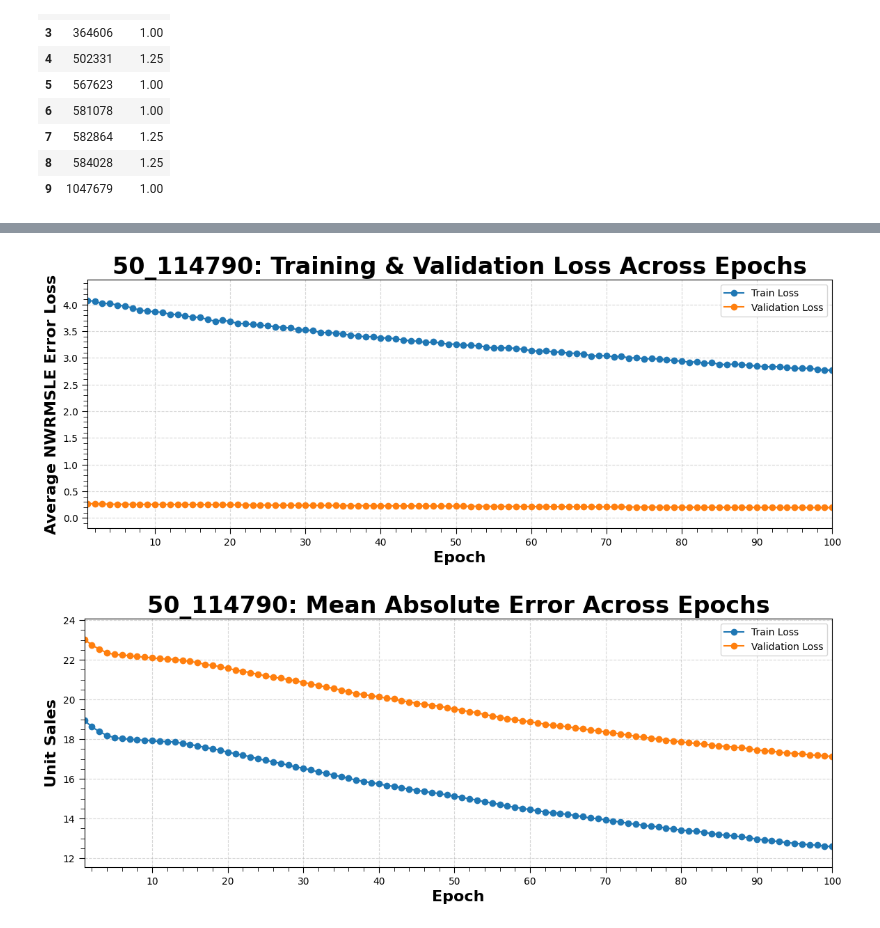
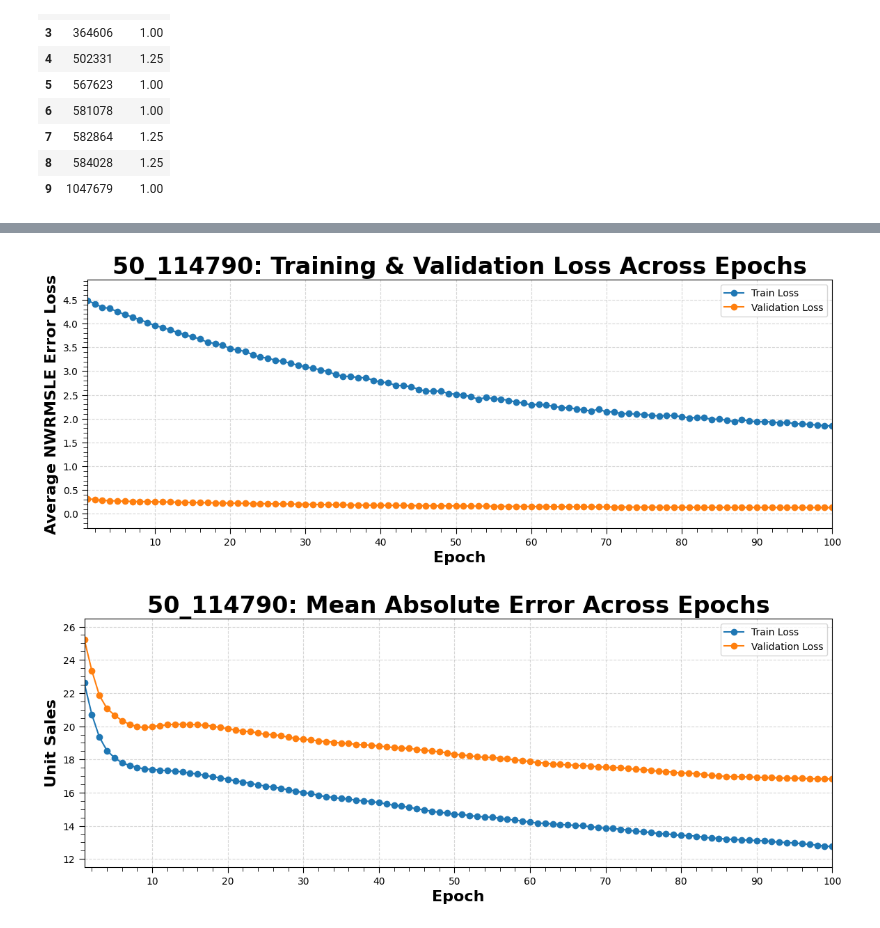
Before and after one commit to ygrepo/kaggle_favorita_grocery_sales_forecasting, a Jupyter notebook: notebook/training.ipynb, the cells around one changed output, grey strips where cells are left out. Drawn from its saved outputs; the diff is of its cells as text; code cells hidden in the pictures.

```diff
--- a/notebook/training.ipynb
+++ b/notebook/training.ipynb
@@ -24,5 +21,5 @@ today_str
 # %%
 # load
-df = pd.read_excel("../output/data/20250607_train_top_10_store_10_item_sales_cyclical_features_16_days_X_y.xlsx")
+df = pd.read_excel("../output/data/20250611_train_top_10_store_10_item_sales_cyclical_features_16_days_X_y.xlsx")
 df.head()
 # %% [output]
@@ -117,6 +114,6 @@ hist_df, summary_df, models_dict = train(
     lr            = 3e-4,
     epochs        = 100,
     seed          = 2025,
-    model_cls     = TwoLayerNN,
+    model_cls     = ResidualMLP,
     )
 # %% [output]
@@ -359,15 +356,15 @@ fn=f"../output/figures/2025-06-09_TwoLayerNN_median_iqr_loss_curves_{today_str}.
 sid = "50_114790"
 title = f"{sid}: Training & Validation Loss Across Epochs"
 plot_loss_per_sid(hist_df, title = title,
-                  sid=sid, fn=f"../output/figures/2025-06-09_TwoLayerNN_loss_curves_{sid}_{today_str}.tiff",
+                  sid=sid, fn=f"../output/figures/20250611_ResidualMLP_loss_curves_{sid}.tiff",
                   train_col="train_loss", test_col="test_loss", y_label="Average NWRMSLE Error Loss")
 # %% [output]
-[figure, old version]
+[figure, new version]
 # %%
 sid = "50_114790"
 title = f"{sid}: Mean Absolute Error Across Epochs"
 plot_loss_per_sid(hist_df, title=title,
-                  sid=sid, fn=f"../output/figures/2025-06-09_TwoLayerNN_loss_curves_mae_{sid}_{today_str}.tiff",
+                  sid=sid, fn=f"../output/figures/20250611_ResidualMLP_loss_curves_mae_{sid}.tiff",
                   train_col="train_mae", test_col="test_mae", y_label="Unit Sales")
 # %% [output]
-[figure, old version]
+[figure, new version]
```
Also changed, not shown: parts of 13 cells of this notebook, 4 other files.
